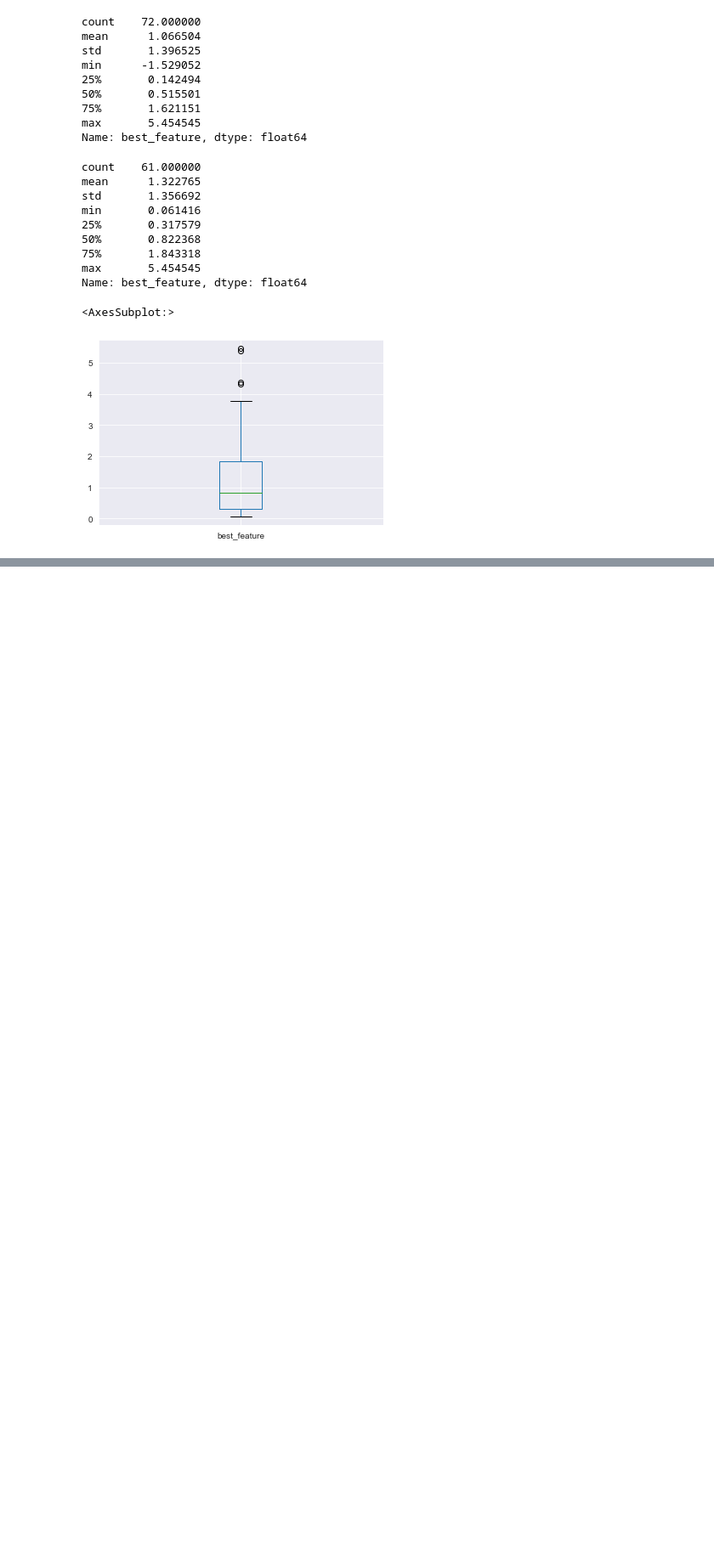
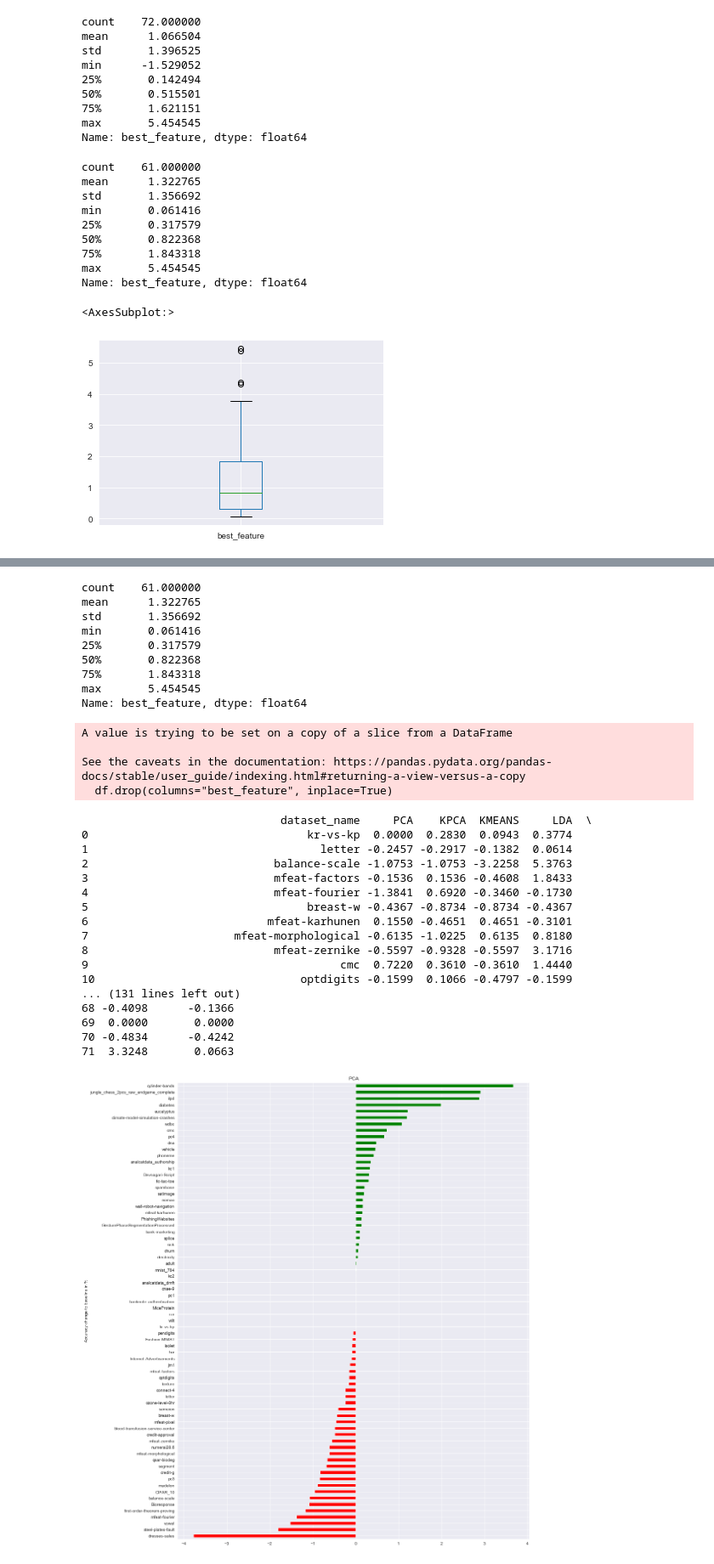
Before and after one commit to Wuuzzaa/thesis, a Jupyter notebook: src/plots.ipynb, the cells around one changed output, grey strips where cells are left out. Shown at 85% size. Cells and saved outputs as stored; diff of their text form; code cells hidden in the pictures; blank space fills up the shorter version.

Commit message:
calc_stats_and_plot() done

```diff
--- a/src/plots.ipynb
+++ b/src/plots.ipynb
@@ -141,20 +140,0 @@ df.head()
-# %%
-df_feature_columns = list(df.columns)
-df_feature_columns.remove("dataset_id")
-
-for feature_column in df_feature_columns:
-    df[["dataset_id", feature_column]].\
-        sort_values(
-            by=feature_column,
-            ascending=True,
-        ).\
-        plot.barh(
-            x="dataset_id",
-            y=feature_column,
-            #color=(df[feature_column] > 0).map({True: 'g', False:'r'}), # do not work
-            figsize=(15, 20),
-            title=feature_column,
-            grid=True,
-            xlabel="Accuracy change to baseline",
-            ylabel="Dataset id",
-    )
@@ -307,0 +456,4 @@ for feature_column in df_feature_columns:
+# %%
+df = df_results.loc[:, df_results.columns.str.contains("baseline_filtered_[a-zA-Z]+_filtered_test_score_change_to_baseline_filtered|dataset_id|dataset_name", regex=True)]
+calc_stats_and_plot(df)
+# %% [output]
@@ -307,0 +497,31 @@ for feature_column in df_feature_columns:
+count    61.000000
+mean      1.322765
+std       1.356692
+min       0.061416
+25%       0.317579
+50%       0.822368
+75%       1.843318
+max       5.454545
+Name: best_feature, dtype: float64
+A value is trying to be set on a copy of a slice from a DataFrame
+
+See the caveats in the documentation: https://pandas.pydata.org/pandas-docs/stable/user_guide/indexing.html#returning-a-view-versus-a-copy
+  df.drop(columns="best_feature", inplace=True)
+                              dataset_name     PCA    KPCA  KMEANS     LDA  \
+0                                 kr-vs-kp  0.0000  0.2830  0.0943  0.3774
+1                                   letter -0.2457 -0.2917 -0.1382  0.0614
+2                            balance-scale -1.0753 -1.0753 -3.2258  5.3763
+3                            mfeat-factors -0.1536  0.1536 -0.4608  1.8433
+4                            mfeat-fourier -1.3841  0.6920 -0.3460 -0.1730
+5                                 breast-w -0.4367 -0.8734 -0.8734 -0.4367
+6                           mfeat-karhunen  0.1550 -0.4651  0.4651 -0.3101
+7                      mfeat-morphological -0.6135 -1.0225  0.6135  0.8180
+8                            mfeat-zernike -0.5597 -0.9328 -0.5597  3.1716
+9                                      cmc  0.7220  0.3610 -0.3610  1.4440
+10                               optdigits -0.1599  0.1066 -0.4797 -0.1599
+... (131 lines left out)
+68 -0.4098      -0.1366
+69  0.0000       0.0000
+70 -0.4834      -0.4242
+71  3.3248       0.0663
+[figure, added]
```
Also changed, not shown: parts of 6 cells of this notebook.
